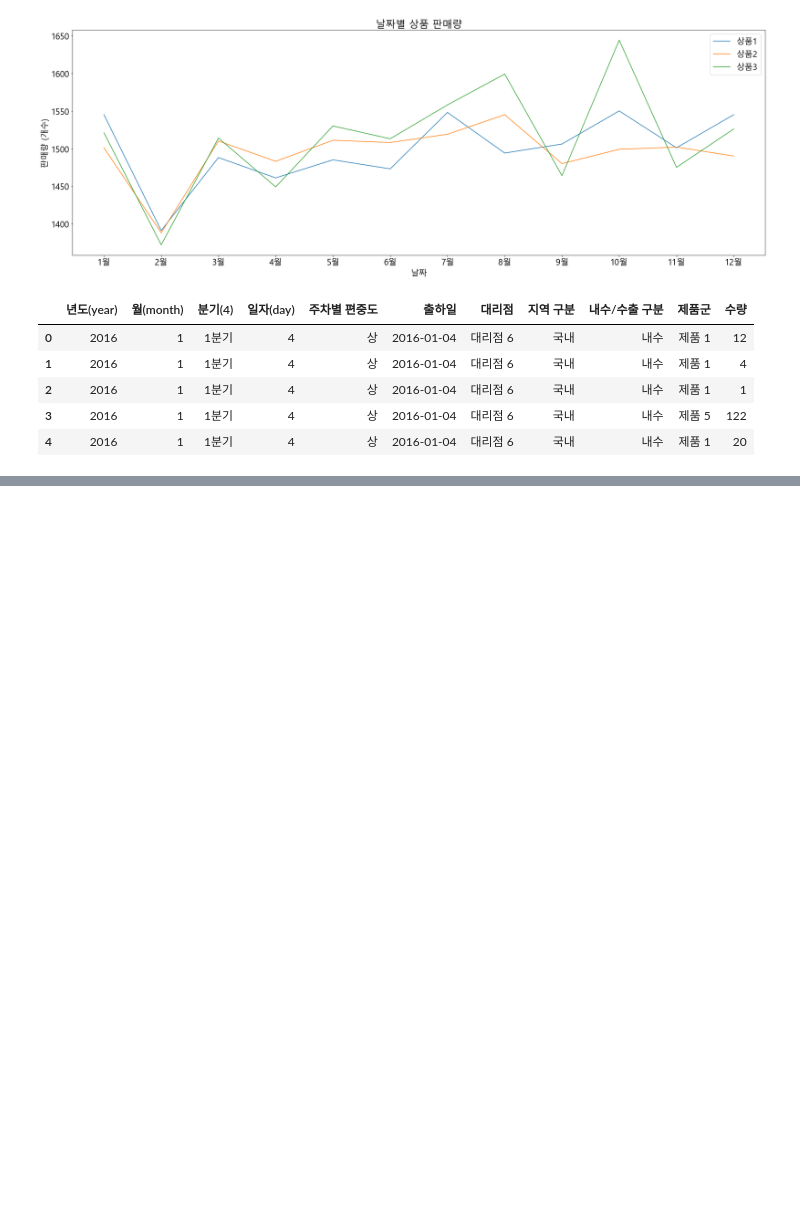
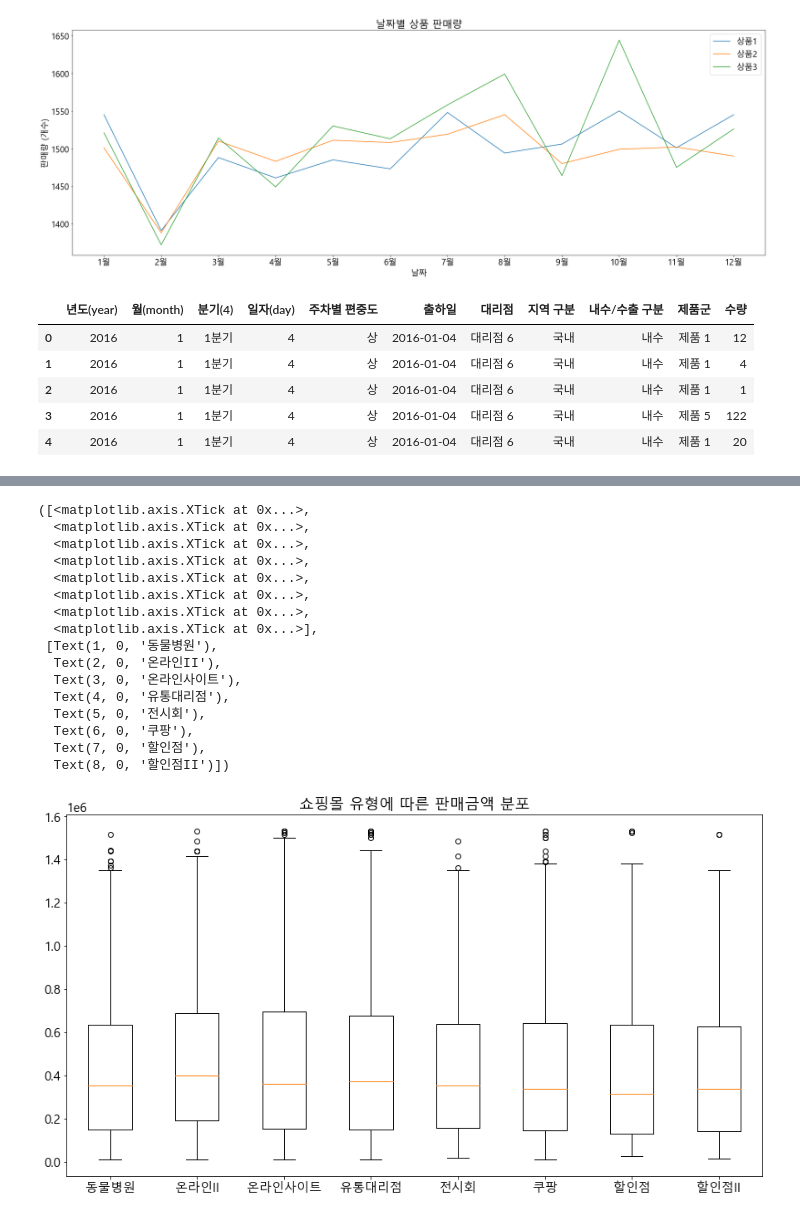
Before and after one commit to Huni0318/preprocessing, a Jupyter notebook: 07. 연습/practice1.ipynb, the cells around one changed output, grey strips where cells are left out. Saved outputs shown, nothing was run; the diff lists cells and outputs as text; code cells hidden in the pictures; blank space fills up the shorter version.

```diff
--- a/07. 연습/practice1.ipynb
+++ b/07. 연습/practice1.ipynb
@@ -485,0 +602,15 @@ df.head()
+# %%
+import pandas as pd
+import os
+from matplotlib import pyplot as plt
+import numpy as np
+%matplotlib inline
+os.chdir(r'C:\Users\신상훈\Desktop\preprocessing\part-1.-데이터-핸들링\1. 데이터 핸들링\데이터')
+
+
+plt.rcParams["font.family"] = 'Malgun Gothic'
+plt.rcParams["font.size"] = 15
+plt.rcParams["figure.figsize"] = (15, 8)
+# %%
+df = pd.read_csv("온라인_판매기록.csv", engine = "python")
+df.head()
@@ -485,0 +624,4 @@ df.head()
+# %%
+# pyplot을 이용한 boxplot 그리기
+X = df.groupby(['쇼핑몰 유형'])['판매금액'].apply(list) # 쇼핑몰 유형에 따른 판매 금액 목록을 리스트화
+X
@@ -485,0 +639,22 @@ df.head()
+# %%
+plt.title("쇼핑몰 유형에 따른 판매금액 분포")
+plt.boxplot(X.values)
+plt.xticks(np.arange(1, len(X)+1), X.index)
+# %% [output]
+([<matplotlib.axis.XTick at 0x...>,
+  <matplotlib.axis.XTick at 0x...>,
+  <matplotlib.axis.XTick at 0x...>,
+  <matplotlib.axis.XTick at 0x...>,
+  <matplotlib.axis.XTick at 0x...>,
+  <matplotlib.axis.XTick at 0x...>,
+  <matplotlib.axis.XTick at 0x...>,
+  <matplotlib.axis.XTick at 0x...>],
+ [Text(1, 0, '동물병원'),
+  Text(2, 0, '온라인II'),
+  Text(3, 0, '온라인사이트'),
+  Text(4, 0, '유통대리점'),
+  Text(5, 0, '전시회'),
+  Text(6, 0, '쿠팡'),
+  Text(7, 0, '할인점'),
+  Text(8, 0, '할인점II')])
+[figure, added]
```
Also changed, not shown: parts of 15 cells of this notebook.
